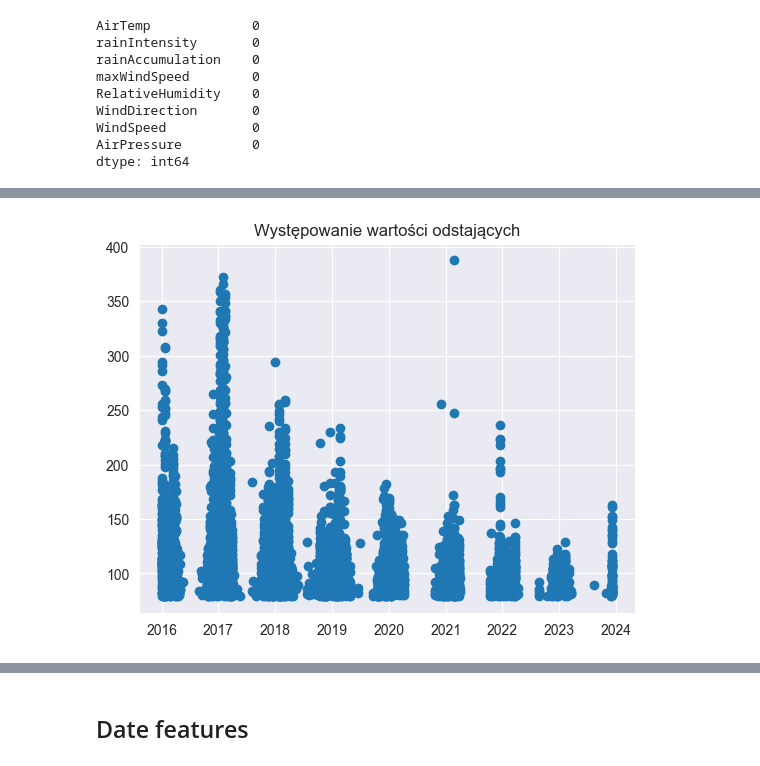
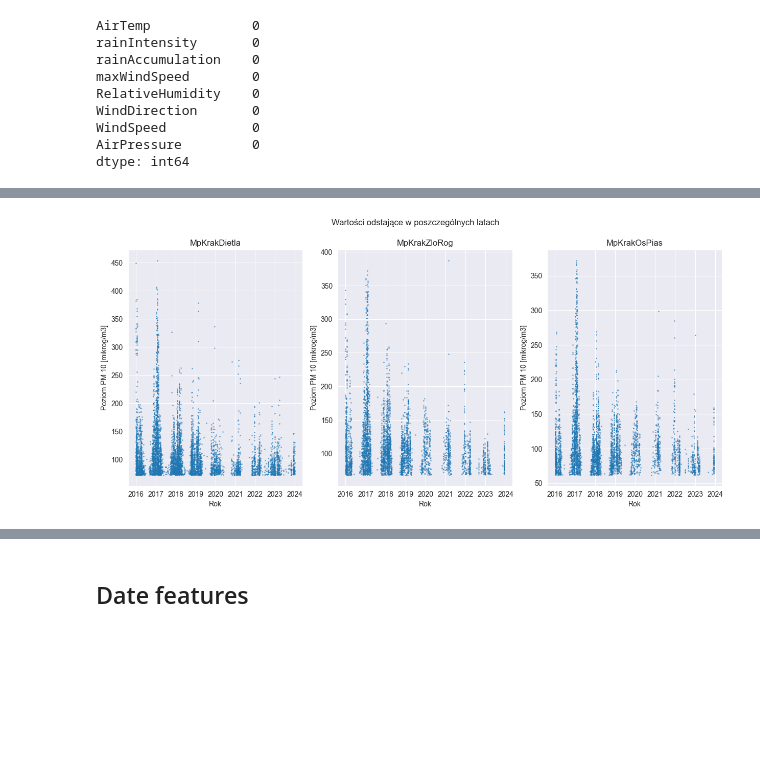
Before and after one commit to klklaudia/AI, a Jupyter notebook: PredykcjaSmogu/eda_1h.ipynb, the cells around one changed output, grey strips where cells are left out. Saved outputs shown, nothing was run; the diff lists cells and outputs as text; code cells hidden in the pictures; blank space fills up the shorter version.

```diff
--- a/PredykcjaSmogu/eda_1h.ipynb
+++ b/PredykcjaSmogu/eda_1h.ipynb
@@ -206,5 +239,9 @@ data = data.dropna()
 # %%
-plt.figure(figsize=(10, 6))
-plt.scatter(data['AirTemp'], data['MpKrakZloRog'])
+fig, axs = plt.subplots(1, 3, figsize=(15, 6))
+for i, ax in enumerate(axs.flat):
+    ax.scatter(data['AirTemp'], data.iloc[:,i], s=1, alpha=0.8)
+    ax.set(ylabel='Poziom PM 10 [mikrog/m3]')
+    ax.set(xlabel='Temperatura [C]')
+    ax.set_title(data.columns[i])
 plt.show()
 # %% [output]
@@ -226,5 +263,9 @@ plt.show()
 # %%
-plt.boxplot(data.MpKrakZloRog)
-plt.title('Wykres pudełkowy')
+fig, axs = plt.subplots(1, 3, figsize=(15, 6))
+for i, ax in enumerate(axs.flat):
+    ax.boxplot(data.iloc[:,i].dropna())
+    ax.set(ylabel='Poziom PM 10 [mikrog/m3]')
+    ax.set(xlabel='Temperatura [C]')
+    ax.set_title(data.columns[i])
 plt.show()
 # %% [output]
@@ -232,7 +285,10 @@ plt.show()
 # %%
-Q1 = data.MpKrakZloRog.quantile(0.25)
-Q3 = data.MpKrakZloRog.quantile(0.75)
-IQR = Q3 - Q1
-(data.MpKrakZloRog > Q3 + 1.5 * IQR).sum()
+outliers = pd.DataFrame(columns=['MpKrakDietla', 'MpKrakZloRog', 'MpKrakOsPias'])
+for i in range(3):
+    Q1 = data.iloc[:,i].quantile(0.25)
+    Q3 = data.iloc[:,i].quantile(0.75)
+    IQR = Q3 - Q1
+    print(f"Liczba outlierów dla stacji {outliers.columns[i]}: {(data.iloc[:,i] > Q3 + 1.5 * IQR).sum()}")
+    outliers[outliers.columns[i]] = data.iloc[:,i][data.iloc[:,i] > Q3 + 1.5 + IQR]
 # much more extreme values in hourly data
 # %% [output]
@@ -240,5 +298,3 @@ np.int64(5162)
 # %%
-outliers = data.MpKrakZloRog[(data.MpKrakZloRog > Q3 + 1.5 * IQR)]
-outliers = outliers.sort_values(ascending=False)
 outliers
 # %% [output]
@@ -257,7 +314,12 @@ Name: MpKrakZloRog, Length: 5162, dtype: float64
 # %%
-plt.scatter(x=outliers.index, y=outliers.values)
-plt.title('Występowanie wartości odstających')
+fig, axs = plt.subplots(1, 3, figsize=(15, 6))
+for i, ax in enumerate(axs.flat):
+    ax.scatter(x=outliers.index, y=outliers.iloc[:, i], s=1, alpha=0.5)
+    ax.set(ylabel='Poziom PM 10 [mikrog/m3]')
+    ax.set(xlabel='Rok')
+    ax.set_title(data.columns[i])
+plt.suptitle("Wartości odstające w poszczególnych latach")
 plt.show()
 # probably not error, just extreme values
 # %% [output]
-[figure, old version]
+[figure, new version]
```
Also changed, not shown: parts of 33 cells of this notebook.
